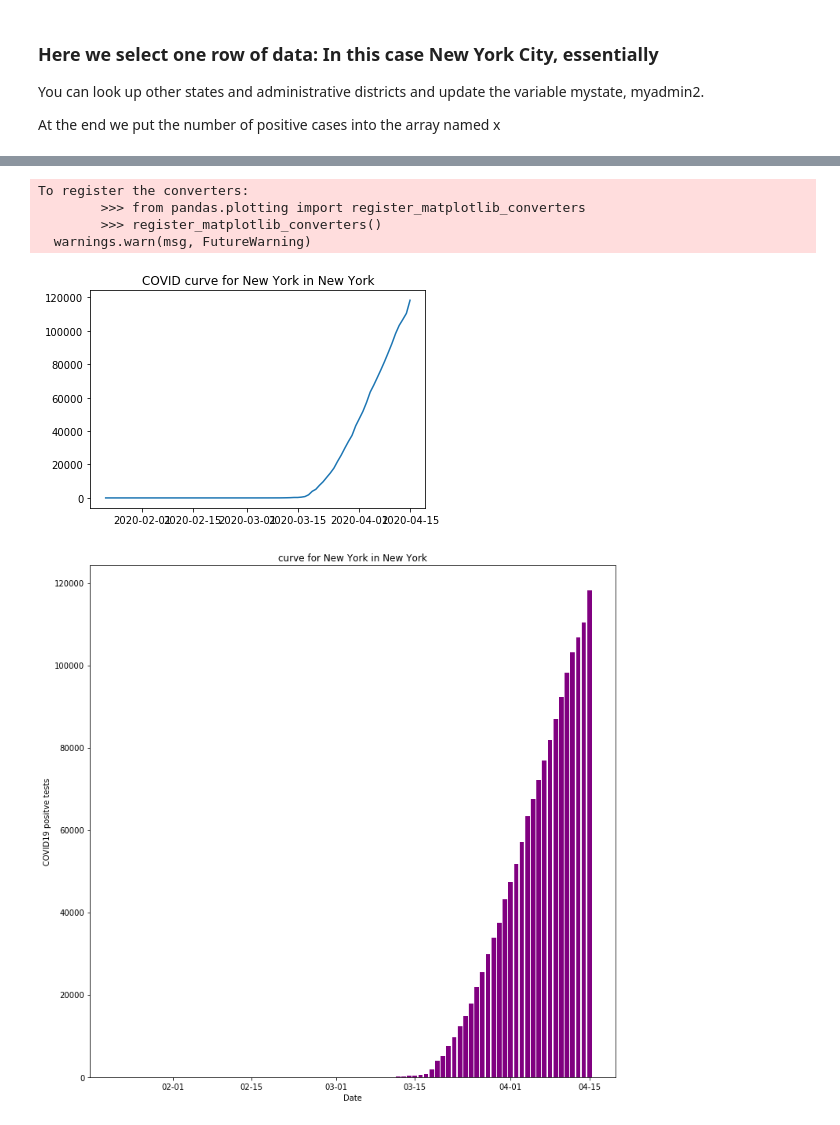
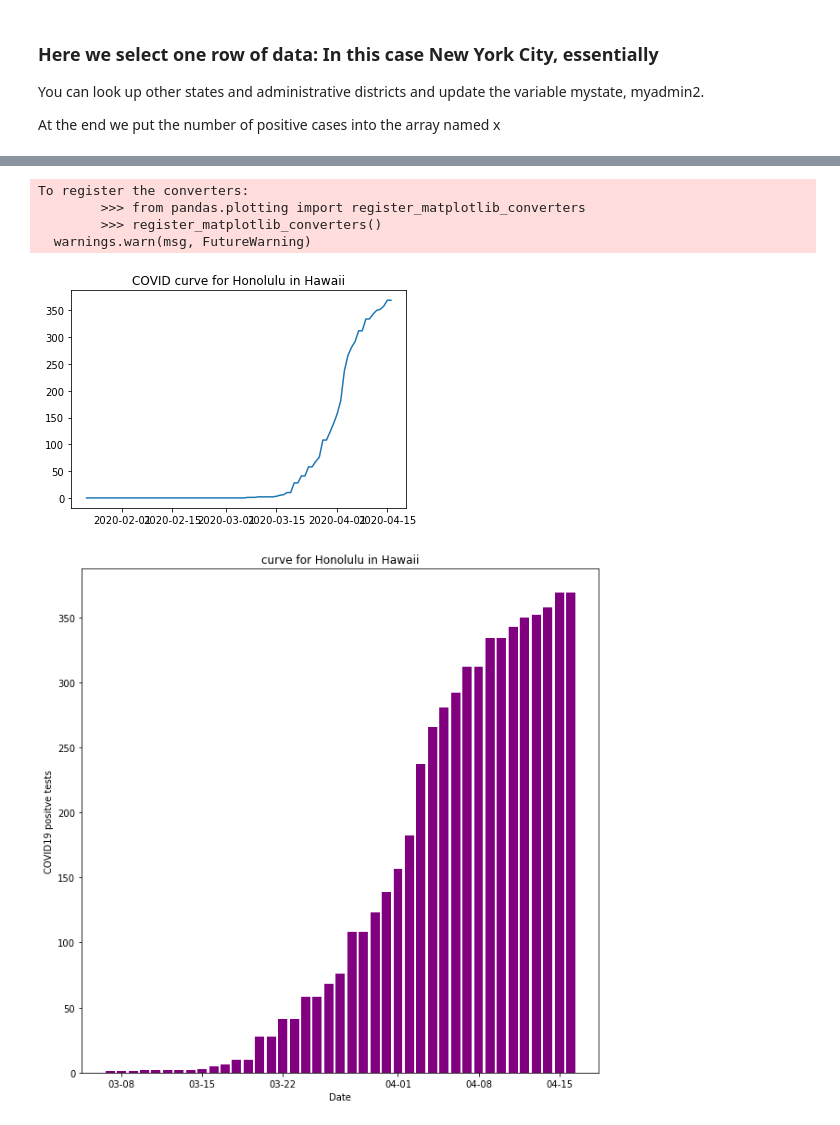
Before and after one commit to oet808/ATMENV315, a Jupyter notebook: COVID19/covid19_data_plotter.ipynb, the cells around one changed output, grey strips where cells are left out. Cells and saved outputs as stored; diff of their text form; code cells hidden in the pictures.

```diff
--- a/COVID19/covid19_data_plotter.ipynb
+++ b/COVID19/covid19_data_plotter.ipynb
@@ -41,7 +41,10 @@ and update the variable mystate, myadmin2.
 At the end we put the number of positive cases into the array named x
 # %%
 mystate="New York"
-myadmin2="New York"
+myadmin2="Albany"
+
+mystate="Hawaii"
+myadmin2="Honolulu"
 # we use our old-fashioned method, Pandas allows much more powerful ways to work with data frames
 rowlist=[]
 k=0
@@ -96,38 +99,39 @@ To register the converters:
         >>> from pandas.plotting import register_matplotlib_converters
         >>> register_matplotlib_converters()
   warnings.warn(msg, FutureWarning)
-[figure, old version]
+[figure, new version]
 # %%
 # better labels for dates:
 # https://www.earthdatascience.org/courses/use-data-open-source-python/use-time-series-data-in-python/date-time-types-in-pandas-python/customize-dates-matplotlib-plots-python/
 import matplotlib.pyplot as plt
 import matplotlib.dates as mdates
 from matplotlib.dates import DateFormatter
 
-
+ipos=x>0
+# work only with positive values
 # Handle date time conversions between pandas and matplotlib
 from pandas.plotting import register_matplotlib_converters
 register_matplotlib_converters()
 # Create figure and plot space
-fig, ax = plt.subplots(figsize=(12, 12))
+fig, ax = plt.subplots(figsize=(10, 10))
 
 # Add x-axis and y-axis
-ax.bar(time,
-       x,
+ax.bar(time[ipos],
+       x[ipos],
        color='purple')
 
 # Set title and labels for axes
 ax.set(xlabel="Date",
        ylabel="COVID19 positve tests",
        title="curve for "+myadmin2+" in "+mystate)
 
 # Define the date format
 date_form = DateFormatter("%m-%d")
 ax.xaxis.set_major_formatter(date_form)
 
 plt.show()
 # %% [output]
-[figure, old version]
+[figure, new version]
 # %%
 ipos=x>0
 # work only with positive values
```
Also changed, not shown: parts of 5 cells of this notebook, 1 other file.
